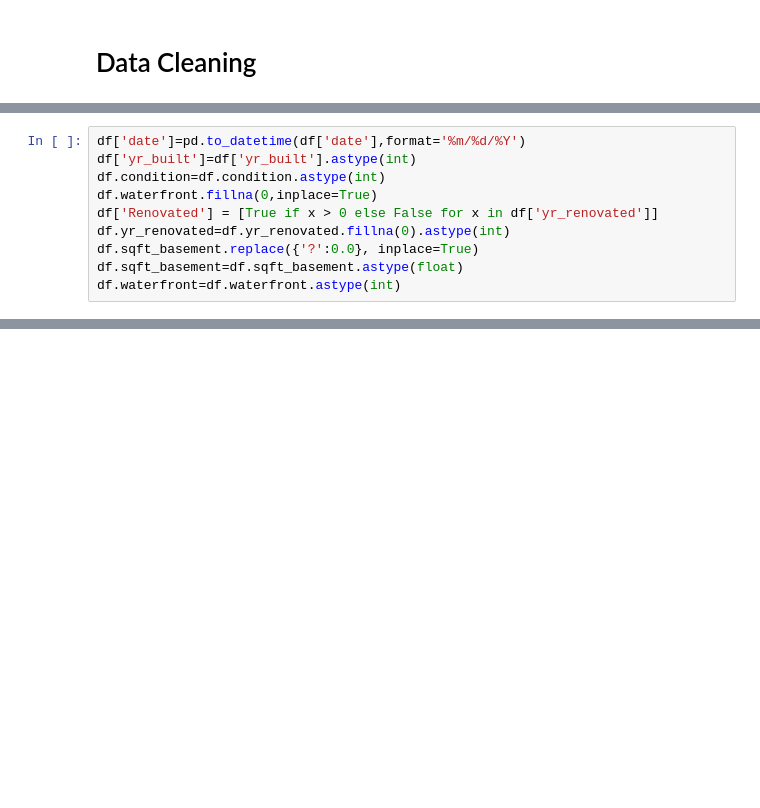
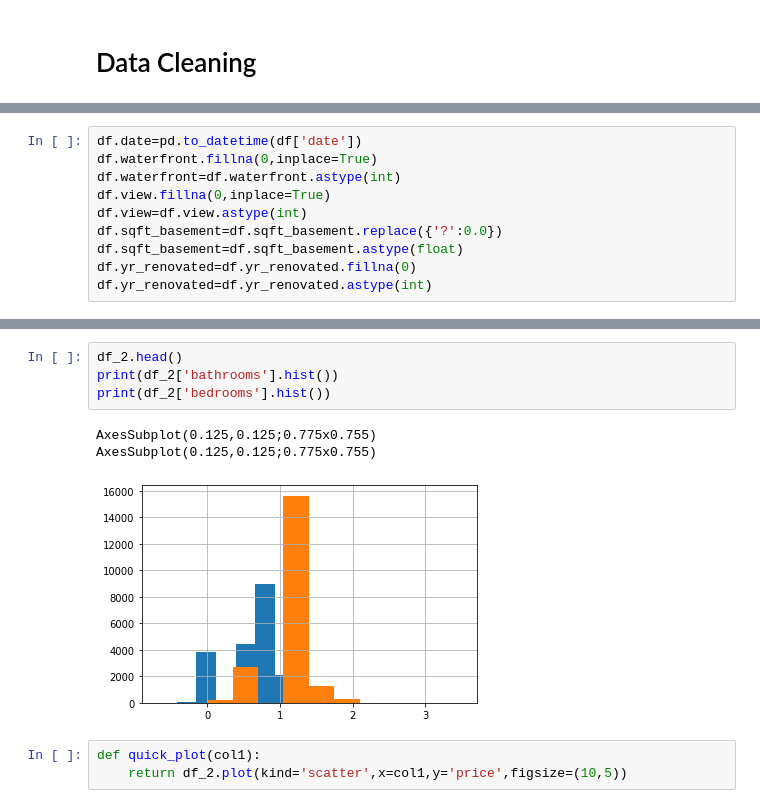
Before and after one commit to will4865/Predicting-Real-Estate-Prices, a Jupyter notebook: student.ipynb, the cells around one changed output, grey strips where cells are left out. Saved outputs shown, nothing was run; the diff lists cells and outputs as text; blank space fills up the shorter version.

```diff
--- a/student.ipynb
+++ b/student.ipynb
@@ -34,10 +39,10 @@ pd.set_option('max_columns', None)
 # %%
-df['date']=pd.to_datetime(df['date'],format='%m/%d/%Y')
-df['yr_built']=df['yr_built'].astype(int)
-df.condition=df.condition.astype(int)
+df.date=pd.to_datetime(df['date'])
 df.waterfront.fillna(0,inplace=True)
-df['Renovated'] = [True if x > 0 else False for x in df['yr_renovated']]
-df.yr_renovated=df.yr_renovated.fillna(0).astype(int)
-df.sqft_basement.replace({'?':0.0}, inplace=True)
+df.waterfront=df.waterfront.astype(int)
+df.view.fillna(0,inplace=True)
+df.view=df.view.astype(int)
+df.sqft_basement=df.sqft_basement.replace({'?':0.0})
 df.sqft_basement=df.sqft_basement.astype(float)
-df.waterfront=df.waterfront.astype(int)
+df.yr_renovated=df.yr_renovated.fillna(0)
+df.yr_renovated=df.yr_renovated.astype(int)
@@ -100,0 +82,11 @@ Index(['bedrooms', 'bathrooms', 'sqft_lot', 'floors', 'waterfront', 'view',
+# %%
+df_2.head()
+print(df_2['bathrooms'].hist())
+print(df_2['bedrooms'].hist())
+# %% [output]
+AxesSubplot(0.125,0.125;0.775x0.755)
+AxesSubplot(0.125,0.125;0.775x0.755)
+[figure, added]
+# %%
+def quick_plot(col1):
+    return df_2.plot(kind='scatter',x=col1,y='price',figsize=(10,5))
```
Also changed, not shown: parts of 44 cells of this notebook.
